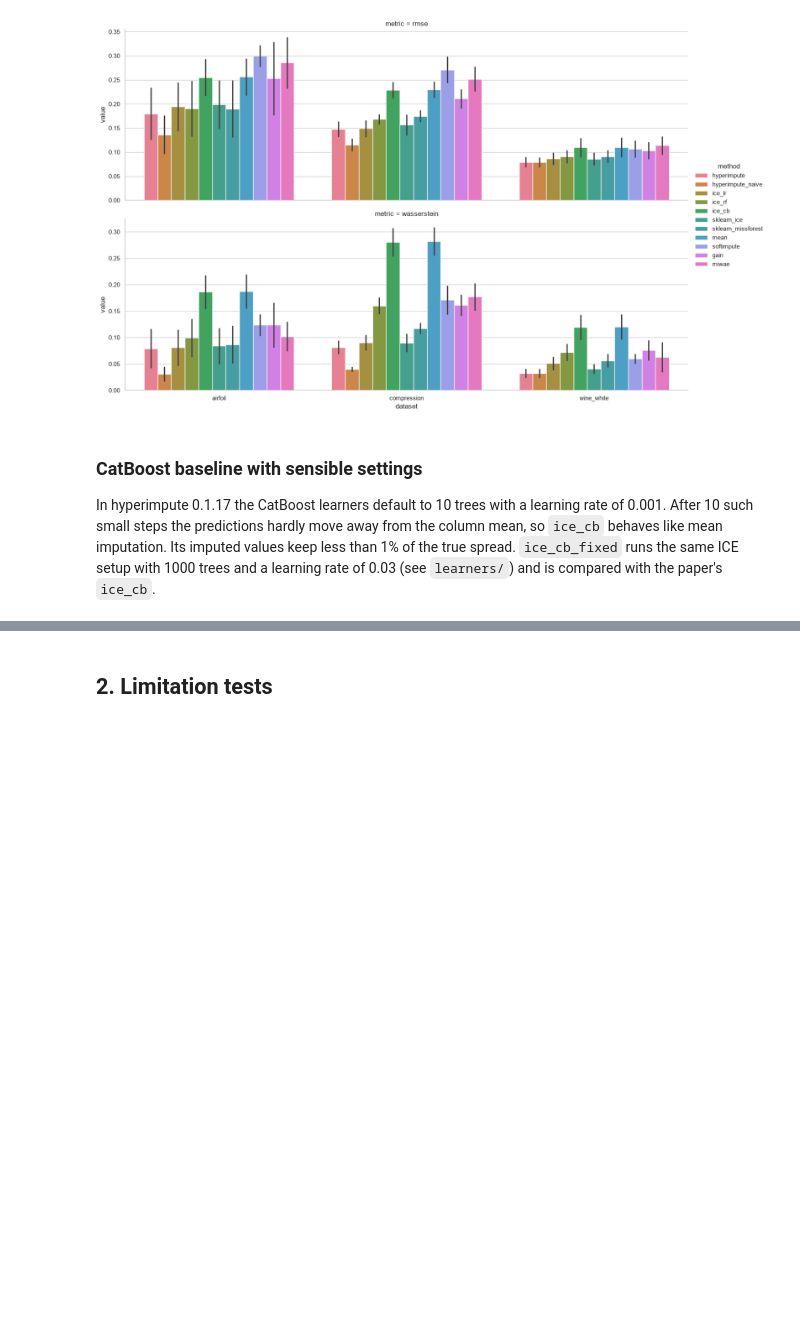
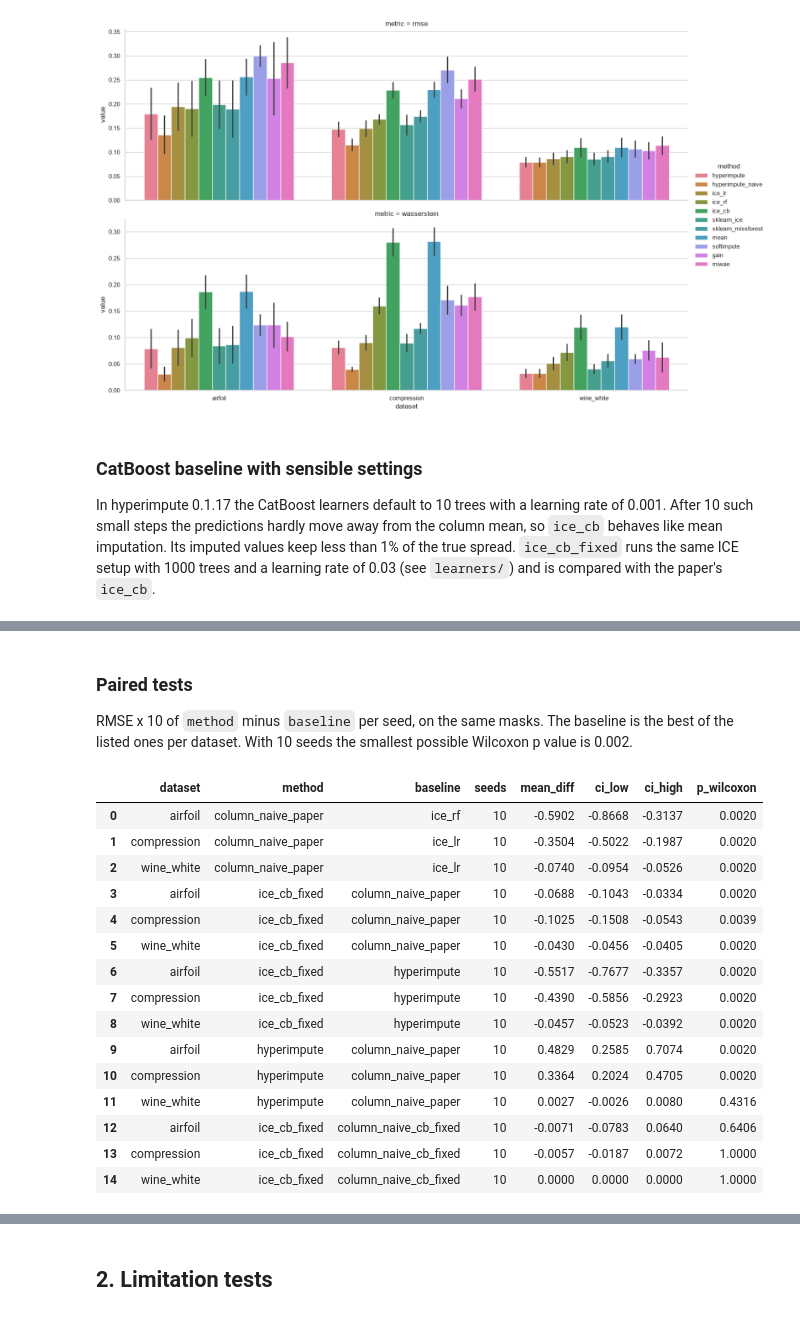
Before and after one commit to YannKleees/hyperreimpute, a Jupyter notebook: reproduction.ipynb, the cells around one changed output, grey strips where cells are left out. Drawn from its saved outputs; the diff is of its cells as text; code cells hidden in the pictures; blank space fills up the shorter version.

```diff
--- a/reproduction.ipynb
+++ b/reproduction.ipynb
@@ -110,0 +137,22 @@ ice_cb_fixed      0.721
+# %% [markdown]
+### Paired tests
+RMSE x 10 of `method` minus `baseline` per seed, on the same masks. The baseline is the best of the listed ones per dataset. With 10 seeds the smallest possible Wilcoxon p value is 0.002.
+# %%
+ex.paired_tests(everything).round(4)
+# %% [output]
+|  | dataset | method | baseline | seeds | mean_diff | ci_low | ci_high | p_wilcoxon |
+| 0 | airfoil | column_naive_paper | ice_rf | 10 | -0.5902 | -0.8668 | -0.3137 | 0.0020 |
+| 1 | compression | column_naive_paper | ice_lr | 10 | -0.3504 | -0.5022 | -0.1987 | 0.0020 |
+| 2 | wine_white | column_naive_paper | ice_lr | 10 | -0.0740 | -0.0954 | -0.0526 | 0.0020 |
+| 3 | airfoil | ice_cb_fixed | column_naive_paper | 10 | -0.0688 | -0.1043 | -0.0334 | 0.0020 |
+| 4 | compression | ice_cb_fixed | column_naive_paper | 10 | -0.1025 | -0.1508 | -0.0543 | 0.0039 |
+| 5 | wine_white | ice_cb_fixed | column_naive_paper | 10 | -0.0430 | -0.0456 | -0.0405 | 0.0020 |
+| 6 | airfoil | ice_cb_fixed | hyperimpute | 10 | -0.5517 | -0.7677 | -0.3357 | 0.0020 |
+| 7 | compression | ice_cb_fixed | hyperimpute | 10 | -0.4390 | -0.5856 | -0.2923 | 0.0020 |
+| 8 | wine_white | ice_cb_fixed | hyperimpute | 10 | -0.0457 | -0.0523 | -0.0392 | 0.0020 |
+| 9 | airfoil | hyperimpute | column_naive_paper | 10 | 0.4829 | 0.2585 | 0.7074 | 0.0020 |
+| 10 | compression | hyperimpute | column_naive_paper | 10 | 0.3364 | 0.2024 | 0.4705 | 0.0020 |
+| 11 | wine_white | hyperimpute | column_naive_paper | 10 | 0.0027 | -0.0026 | 0.0080 | 0.4316 |
+| 12 | airfoil | ice_cb_fixed | column_naive_cb_fixed | 10 | -0.0071 | -0.0783 | 0.0640 | 0.6406 |
+| 13 | compression | ice_cb_fixed | column_naive_cb_fixed | 10 | -0.0057 | -0.0187 | 0.0072 | 1.0000 |
+| 14 | wine_white | ice_cb_fixed | column_naive_cb_fixed | 10 | 0.0000 | 0.0000 | 0.0000 | 1.0000 |
```
Also changed, not shown: parts of 10 cells of this notebook.
